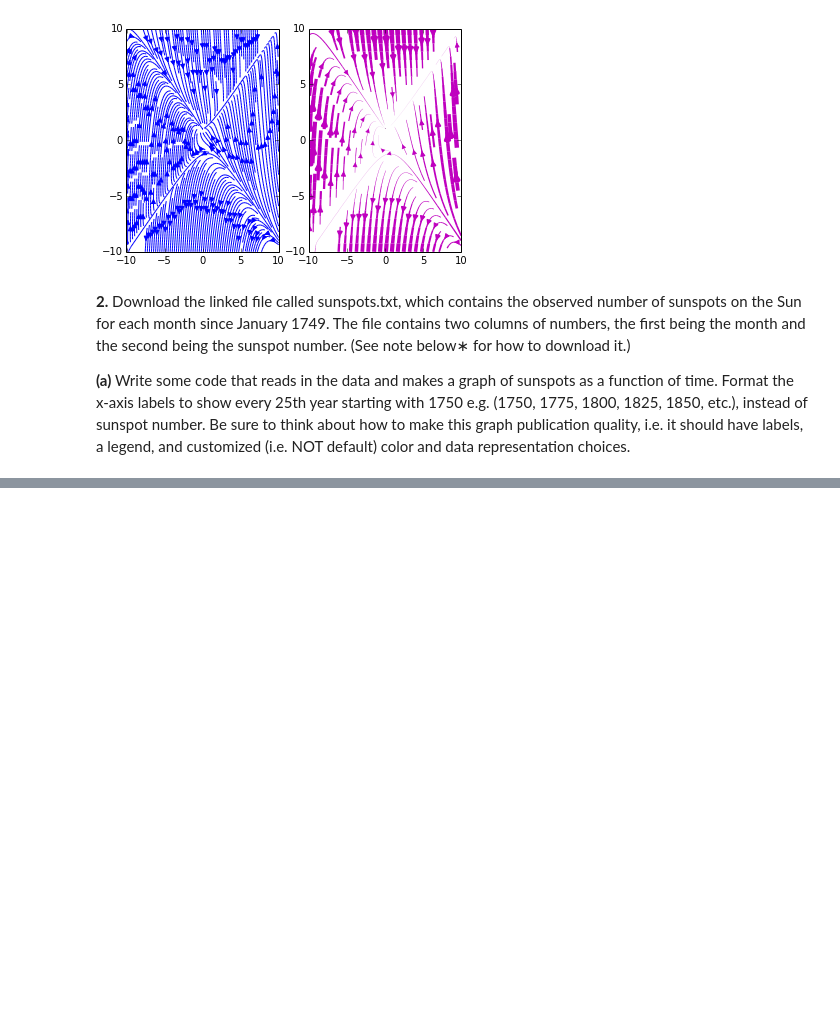
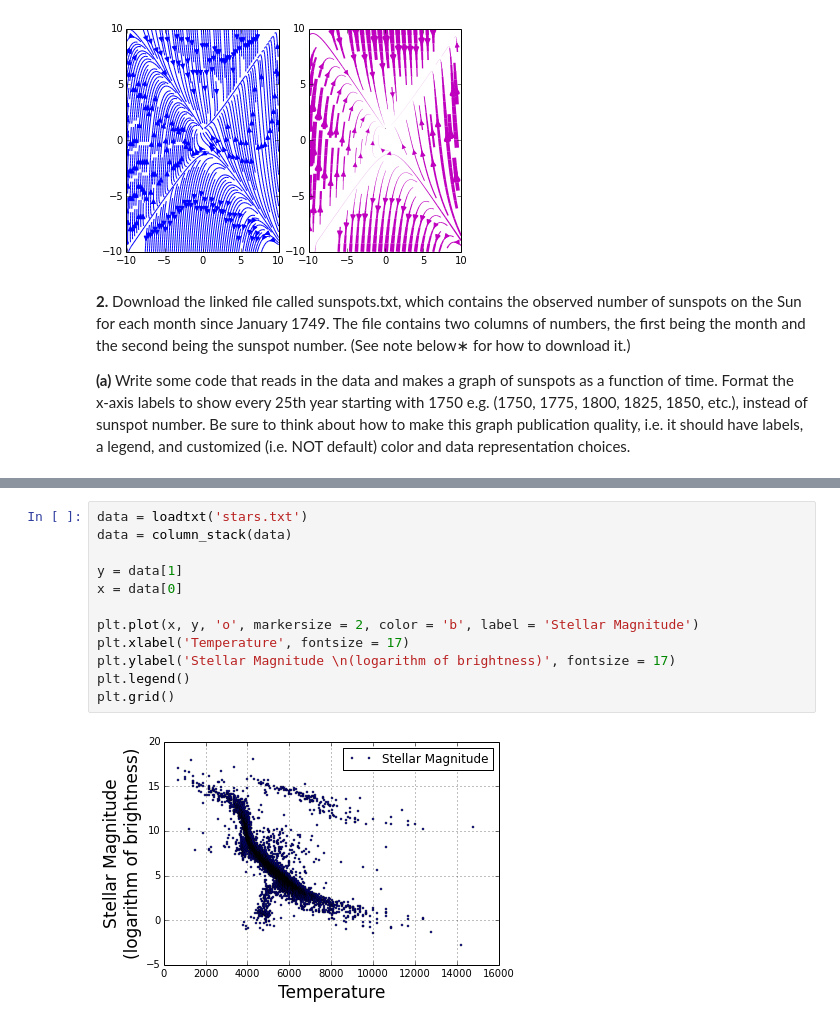
Before and after one commit to daw202/PHYS202-S14, a Jupyter notebook: Graphics/GraphicsExercises.ipynb, the cells around one changed output, grey strips where cells are left out. Drawn from its saved outputs; the diff is of its cells as text; blank space fills up the shorter version.

```diff
--- a/Graphics/GraphicsExercises.ipynb
+++ b/Graphics/GraphicsExercises.ipynb
@@ -48,0 +101,14 @@ plt.show()
+# %%
+data = loadtxt('stars.txt')
+data = column_stack(data)
+
+y = data[1]
+x = data[0]
+
+plt.plot(x, y, 'o', markersize = 2, color = 'b', label = 'Stellar Magnitude')
+plt.xlabel('Temperature', fontsize = 17)
+plt.ylabel('Stellar Magnitude \n(logarithm of brightness)', fontsize = 17)
+plt.legend()
+plt.grid()
+# %% [output]
+[figure, added]
```
Also changed, not shown: parts of 11 cells of this notebook, 2 other files.
